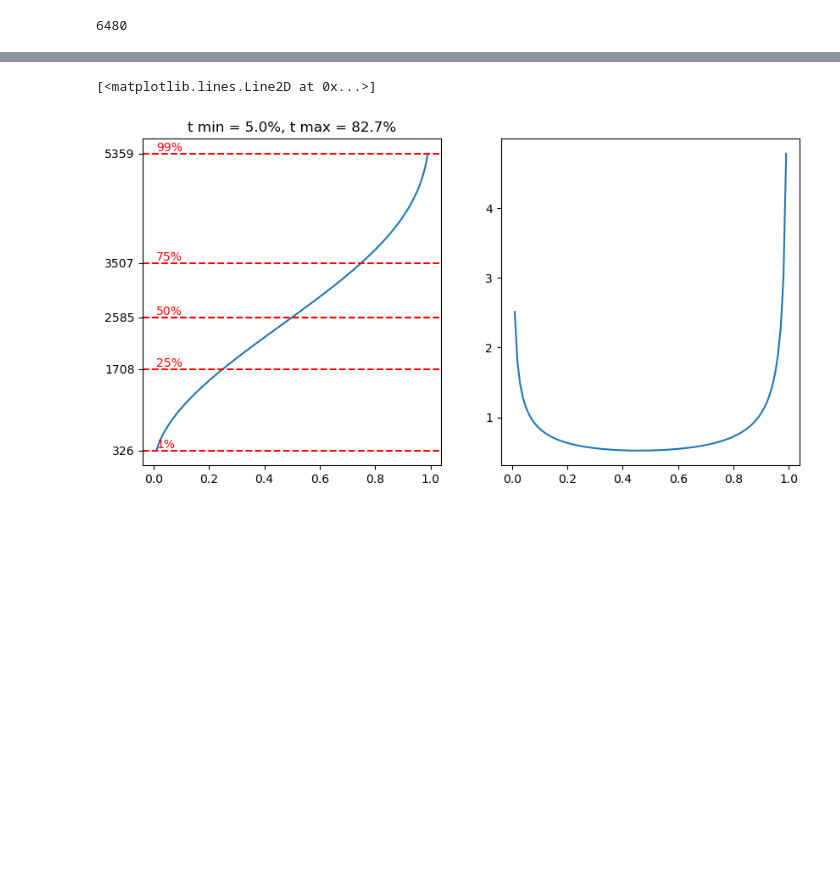
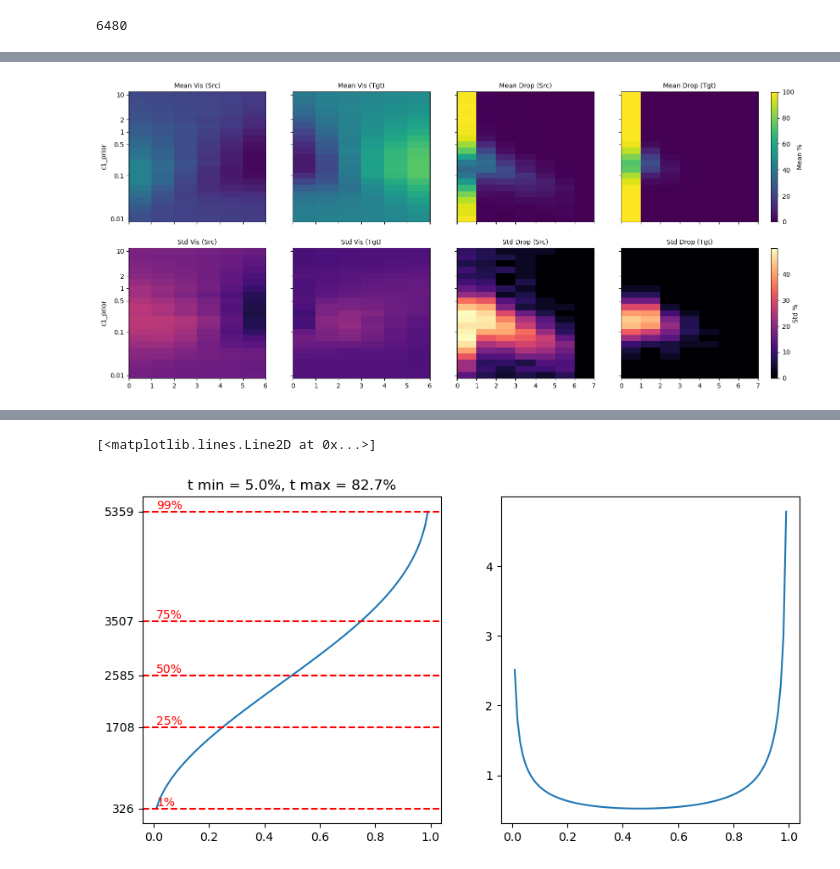
Before and after one commit to jthuemmel/thesis, a Jupyter notebook: simplify.ipynb, the cells around one changed output, grey strips where cells are left out. Cells and saved outputs as stored; diff of their text form; code cells hidden in the pictures; blank space fills up the shorter version.

```diff
--- a/simplify.ipynb
+++ b/simplify.ipynb
@@ -264,0 +304,85 @@ Text(0, 0.5, 'pct')
+# %%
+import torch
+import matplotlib.pyplot as plt
+import matplotlib.cm as cm
+import numpy as np
+
+world = WorldConfig(field_sizes={"v": 9, "t": 36, "h": 64, "w": 120},
+                    patch_sizes={'vv': 1, 'tt': 6, 'hh': 8, 'ww': 8},
+                    batch_size=1)
+
+event_id = 1
+T = world.token_shape[event_id]
+N = world.num_tokens // T
+num_samples = 1000
+c1_values = 10**torch.linspace(-2, 1, 21)
+
+vis_mean_src, vis_std_src = torch.zeros(len(c1_values), T), torch.zeros(len(c1_values), T)
+vis_mean_tgt, vis_std_tgt = torch.zeros(len(c1_values), T), torch.zeros(len(c1_values), T)
+drop_mean_src, drop_std_src = torch.zeros(len(c1_values), T + 1), torch.zeros(len(c1_values), T + 1)
+drop_mean_tgt, drop_std_tgt = torch.zeros(len(c1_values), T + 1), torch.zeros(len(c1_values), T + 1)
+
+for i, c1_val in enumerate(c1_values):
+    mm = MultinomialMasking(world, objective=ObjectiveConfig(
+        c1_prior=c1_val, c0_prior=1, c1_src=1, c0_src=4,
+        c1_tgt=4, c0_tgt=16, event_dims=['t', 'v'], stratify=True))
+
+    srcs, tgts = [], []
+    for _ in range(num_samples):
+        src, tgt, _, _ = mm((1,))
+        sm = torch.unravel_index(src, world.token_shape)[event_id].squeeze().bincount(minlength=T) / N
+        tm = torch.unravel_index(tgt, world.token_shape)[event_id].squeeze().bincount(minlength=T) / N
+        srcs.append(sm)
+        tgts.append(tm)
+
+    srcs, tgts = torch.stack(srcs), torch.stack(tgts)
+    ssrc, stgt = srcs.sort(dim=1, descending=True).values, tgts.sort(dim=1, descending=False).values
+
+    vis_mean_src[i], vis_std_src[i] = ssrc.mean(0) * 100, ssrc.std(0) * 100
+    vis_mean_tgt[i], vis_std_tgt[i] = stgt.mean(0) * 100, stgt.std(0) * 100
+
+    def get_stats(tensor):
+        counts = (tensor == 0).sum(1).float()
+        dist = torch.stack([(counts == k).float() for k in range(T + 1)]).T
+        return dist.mean(0) * 100, dist.std(0) * 100
+
+    drop_mean_src[i], drop_std_src[i] = get_stats(srcs)
+    drop_mean_tgt[i], drop_std_tgt[i] = get_stats(tgts)
+
+fig, axes = plt.subplots(2, 4, figsize=(18, 8), sharex='col', sharey='row')
+yticks = [0.01, 0.1, 0.5, 1, 2, 10]
+tick_idx = torch.searchsorted(c1_values, torch.tensor(yticks)).numpy()
+
+vmax_mean = max(vis_mean_src.max(), vis_mean_tgt.max(), drop_mean_src.max(), drop_mean_tgt.max())
+vmax_std = max(vis_std_src.max(), vis_std_tgt.max(), drop_std_src.max(), drop_std_src.max())
+
+def plot_mesh(ax, data, title, cmap, vmax):
+    im = ax.pcolormesh(data.numpy(), cmap=cmap, vmin=0, vmax=vmax)
+    ax.set_title(title, fontsize=10)
+    if ax in axes[:, 0]:
+        ax.set_yticks(tick_idx + 0.5)
+        ax.set_yticklabels([f'{y}' for y in yticks])
+    return im
+
+imgs_mean = [
+    plot_mesh(axes[0,0], vis_mean_src, "Mean Vis (Src)", "viridis", vmax_mean),
+    plot_mesh(axes[0,1], vis_mean_tgt, "Mean Vis (Tgt)", "viridis", vmax_mean),
+    plot_mesh(axes[0,2], drop_mean_src, "Mean Drop (Src)", "viridis", vmax_mean),
+    plot_mesh(axes[0,3], drop_mean_tgt, "Mean Drop (Tgt)", "viridis", vmax_mean)
+]
+
+imgs_std = [
+    plot_mesh(axes[1,0], vis_std_src, "Std Vis (Src)", "magma", vmax_std),
+    plot_mesh(axes[1,1], vis_std_tgt, "Std Vis (Tgt)", "magma", vmax_std),
+    plot_mesh(axes[1,2], drop_std_src, "Std Drop (Src)", "magma", vmax_std),
+    plot_mesh(axes[1,3], drop_std_tgt, "Std Drop (Tgt)", "magma", vmax_std)
+]
+
+fig.colorbar(imgs_mean[0], ax=axes[0, :], location='right', label='Mean %', fraction=0.01, pad=0.02)
+fig.colorbar(imgs_std[0], ax=axes[1, :], location='right', label='Std %', fraction=0.01, pad=0.02)
+
+axes[0,0].set_ylabel("c1_prior")
+axes[1,0].set_ylabel("c1_prior")
+plt.show()
+# %% [output]
+[figure, added]
```
Also changed, not shown: parts of 24 cells of this notebook, 2 other files.
